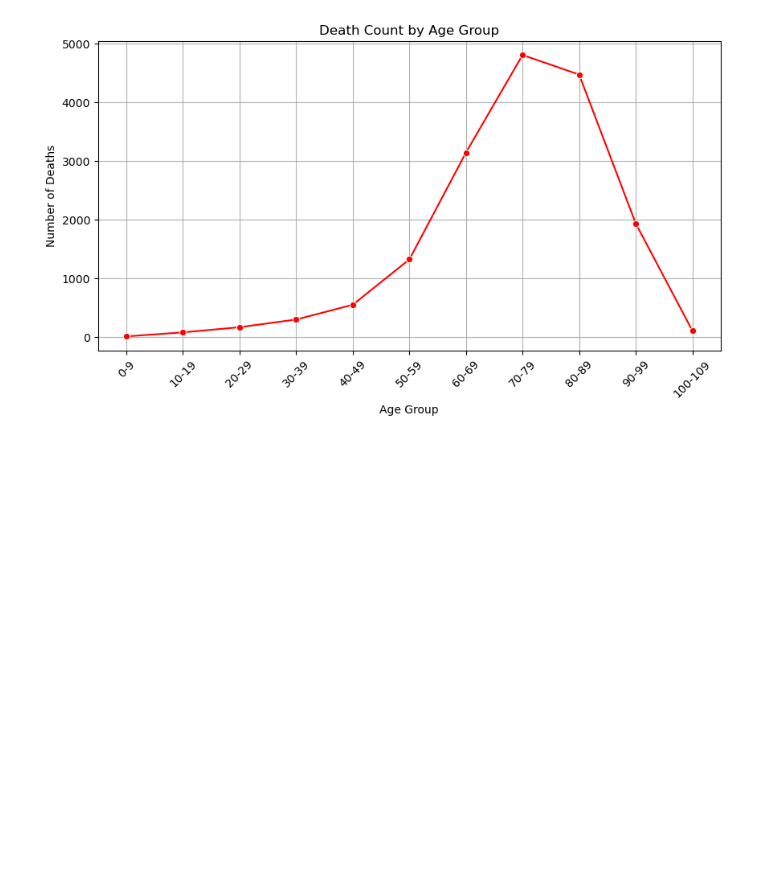
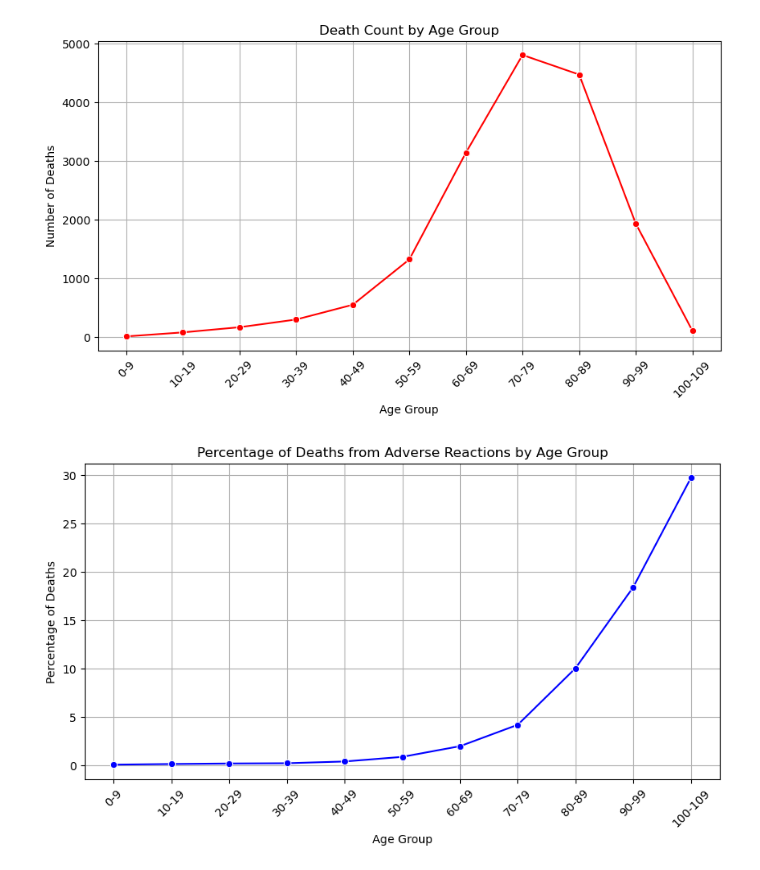
Before and after one commit to eli-crawley/covid_health, a Jupyter notebook: Analysis/age_analysis.ipynb, the cells around one changed output. Saved outputs shown, nothing was run; the diff lists cells and outputs as text; code cells hidden in the pictures; blank space fills up the shorter version.

Commit message:
added death percentage by age analysis

```diff
--- a/Analysis/age_analysis.ipynb
+++ b/Analysis/age_analysis.ipynb
@@ -70,6 +78,0 @@ died_records = adverse[adverse["DIED"] == "Y"]
-# %%
-# creating bins
-bins = list(range(0, 111, 10))
-labels=[f"{i}-{i+9}" for i in range(0,110,10)]
-died_records.loc[:,"Age_Group"]=pd.cut(died_records["AGE_YRS"],bins=bins,labels=labels,right=False)
-died_records.head()
@@ -83,11 +79,11 @@ died_records.head()
 # %%
 # Display count of deaths per age group
-age_group_counts = died_records["Age_Group"].value_counts().sort_index()
-print(age_group_counts)
+age_group_death_counts = died_records["Age_Group"].value_counts().sort_index()
+print(age_group_death_counts)
 
 # Plot the age distribution of deaths as a line graph
 plt.figure(figsize=(10, 5))
-sns.lineplot(x=age_group_counts.index, y=age_group_counts.values, marker="o", linestyle="-", color="r")
+sns.lineplot(x=age_group_death_counts.index, y=age_group_death_counts.values, marker="o", linestyle="-", color="r")
 
 # Formatting the graph
 plt.xlabel("Age Group")
@@ -113,3 +109,22 @@ Age_Group
 100-109     113
 Name: count, dtype: int64
 [figure]
+# %%
+# Calculate percentage of deaths per age group
+death_percent = (age_group_death_counts/age_group_adverse_counts)*100
+
+# Plot the age distribution of deaths as a line graph
+plt.figure(figsize=(10, 5))
+sns.lineplot(x=death_percent.index, y=death_percent.values, marker="o", linestyle="-", color="b")
+
+# Formatting the graph
+plt.xlabel("Age Group")
+plt.ylabel("Percentage of Deaths")
+plt.title("Percentage of Deaths from Adverse Reactions by Age Group")
+plt.xticks(rotation=45)
+plt.grid(True)
+
+# Show the plot
+plt.show()
+# %% [output]
+[figure, added]
```
Also changed, not shown: parts of 2 cells of this notebook, 1 other file.
